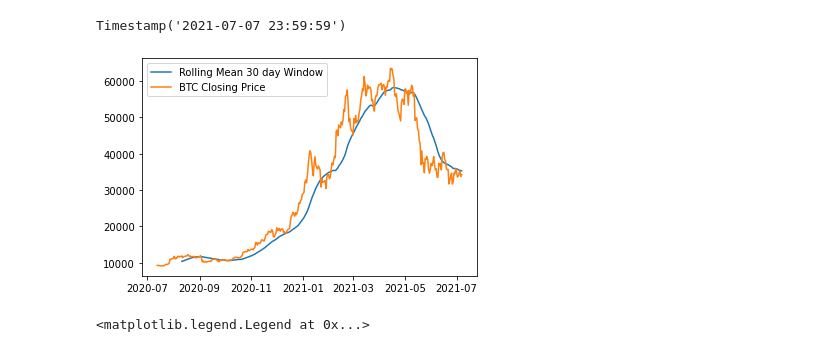
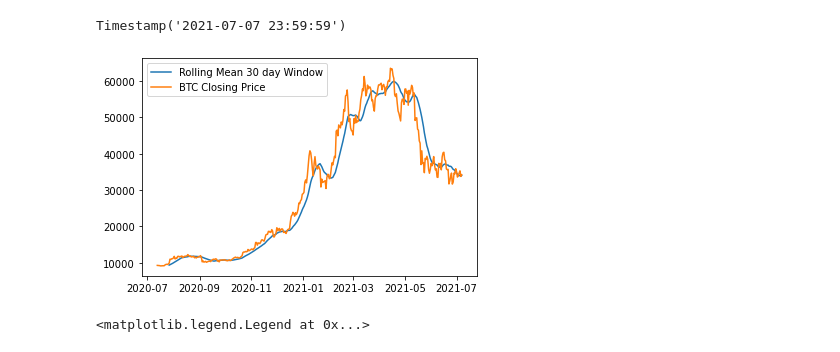
Before and after one commit to DataTortuga/crypto-pair-trade-analysis, a Jupyter notebook: BTC-ETH-Pair-Trade/BTC-ETH-Pair-Trade2.ipynb, the cells around one changed output. Saved outputs shown, nothing was run; the diff lists cells and outputs as text; code cells hidden in the pictures.

```diff
--- a/BTC-ETH-Pair-Trade/BTC-ETH-Pair-Trade2.ipynb
+++ b/BTC-ETH-Pair-Trade/BTC-ETH-Pair-Trade2.ipynb
@@ -114,12 +114,12 @@ a.index.min()+timedelta(days=360)
 # %% [output]
 Timestamp('2021-07-07 23:59:59')
 # %%
-plt.plot(a.index,a['Close'].rolling(window=30).mean(),label='Rolling Mean 30 day Window')
+plt.plot(a.index,a['Close'].rolling(window=15).mean(),label='Rolling Mean 30 day Window')
 plt.plot(a.index,a['Close'],label='BTC Closing Price')
 plt.legend()
 plt.show()
 # %% [output]
-[figure, old version]
+[figure, new version]
 # %%
 # First set up the figure, the axis, and the plot element we want to animate
 fig = plt.figure(dpi=200)
```
Also changed, not shown: parts of 8 cells of this notebook.
